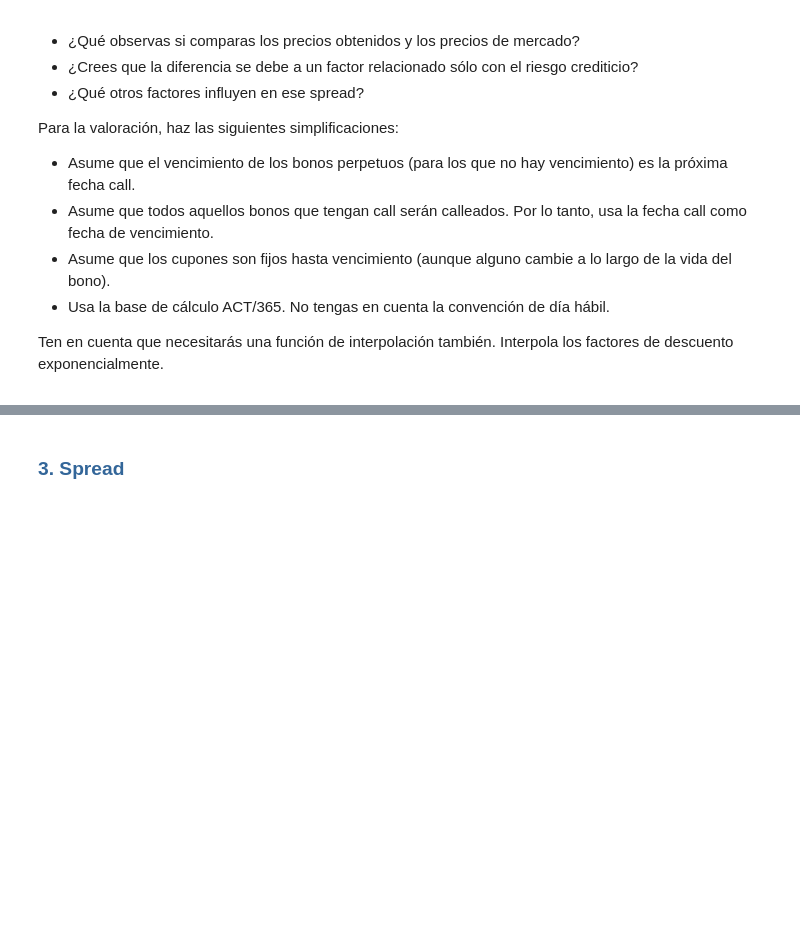
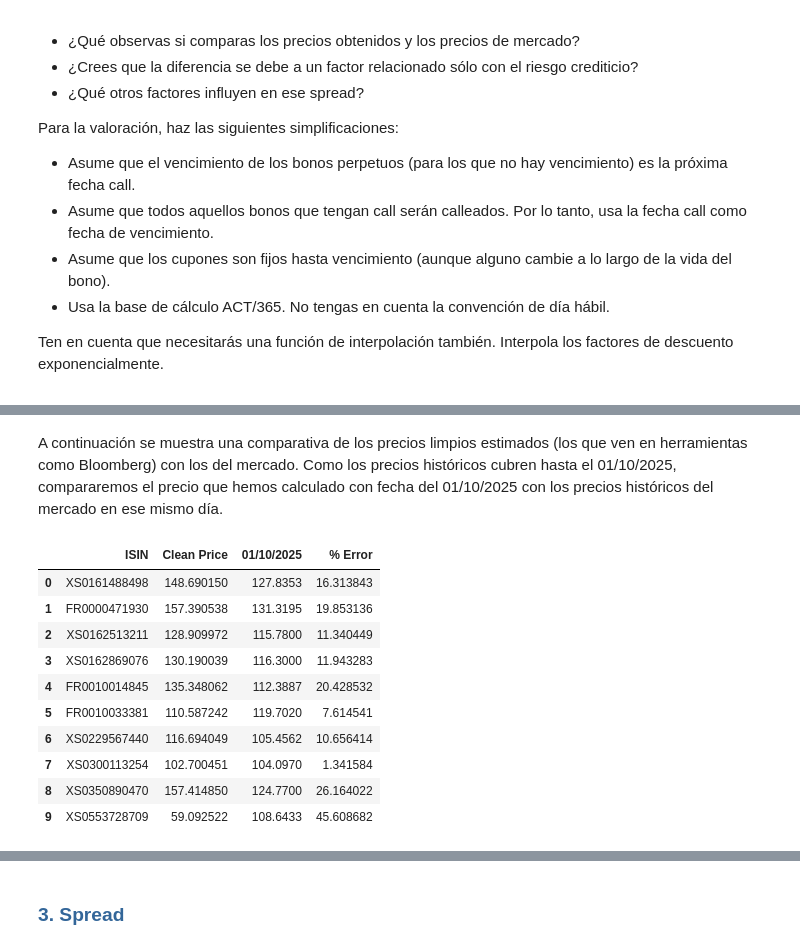
Before and after one commit to Juanjod54/MIAX_TB2.1, a Jupyter notebook: src/TallerRF_AnálisisCartera_Enunciado.ipynb, the cells around one changed output, grey strips where cells are left out. Cells and saved outputs as stored; diff of their text form; code cells hidden in the pictures; blank space fills up the shorter version.

```diff
--- a/src/TallerRF_AnálisisCartera_Enunciado.ipynb
+++ b/src/TallerRF_AnálisisCartera_Enunciado.ipynb
@@ -672,0 +681,28 @@ simulation.plot_curve(curva)
+# %% [markdown]
+A continuación se muestra una comparativa de los precios limpios estimados (los que ven en herramientas como Bloomberg) con los del mercado. Como los precios históricos cubren hasta el 01/10/2025, compararemos el precio que hemos calculado con fecha del 01/10/2025 con los precios históricos del mercado en ese mismo día.
+# %%
+precios_hist_universo_path = Path('../data/precios_historicos_universo.csv')
+precios_historicos_universo = pd.read_csv(precios_hist_universo_path, sep=';', encoding='utf-8-sig', dtype='str')
+precios_historicos_universo.head()
+precios_historicos_universo = precios_historicos_universo.rename(columns={precios_historicos_universo.columns[0]: "ISIN"})
+# Eliminamos 'CORP' del ISIN
+precios_historicos_universo['ISIN'] = precios_historicos_universo['ISIN'].apply(lambda i: i.split(' ')[0])
+
+columna_fecha_hoy = fecha_valor.strftime('%d/%m/%Y')
+diferencia = pd.merge(universo_evaluado[['ISIN', 'Clean Price']], precios_historicos_universo[['ISIN', columna_fecha_hoy]], on='ISIN')
+# Como hemos leido el csv como str, debemos pasar la columna de precios a float
+diferencia[columna_fecha_hoy] = pd.to_numeric(diferencia[columna_fecha_hoy], errors='coerce')
+diferencia['% Error'] = abs(diferencia[columna_fecha_hoy] - diferencia['Clean Price']) / diferencia[columna_fecha_hoy] * 100
+diferencia.head(10)
+# %% [output]
+|  | ISIN | Clean Price | 01/10/2025 | % Error |
+| 0 | XS0161488498 | 148.690150 | 127.8353 | 16.313843 |
+| 1 | FR0000471930 | 157.390538 | 131.3195 | 19.853136 |
+| 2 | XS0162513211 | 128.909972 | 115.7800 | 11.340449 |
+| 3 | XS0162869076 | 130.190039 | 116.3000 | 11.943283 |
+| 4 | FR0010014845 | 135.348062 | 112.3887 | 20.428532 |
+| 5 | FR0010033381 | 110.587242 | 119.7020 | 7.614541 |
+| 6 | XS0229567440 | 116.694049 | 105.4562 | 10.656414 |
+| 7 | XS0300113254 | 102.700451 | 104.0970 | 1.341584 |
+| 8 | XS0350890470 | 157.414850 | 124.7700 | 26.164022 |
+| 9 | XS0553728709 | 59.092522 | 108.6433 | 45.608682 |
```
Also changed, not shown: parts of 8 cells of this notebook, 1 other file.
